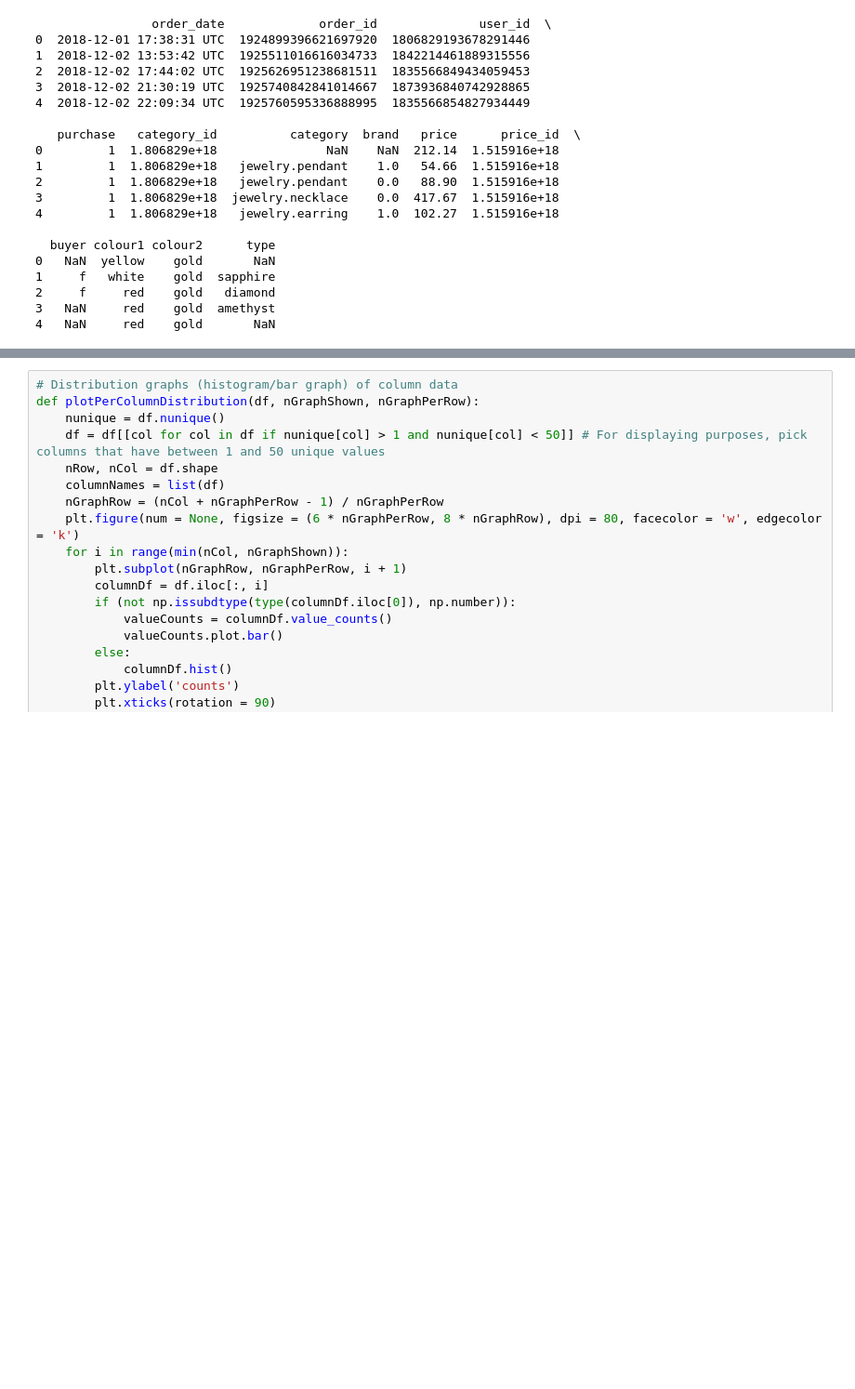
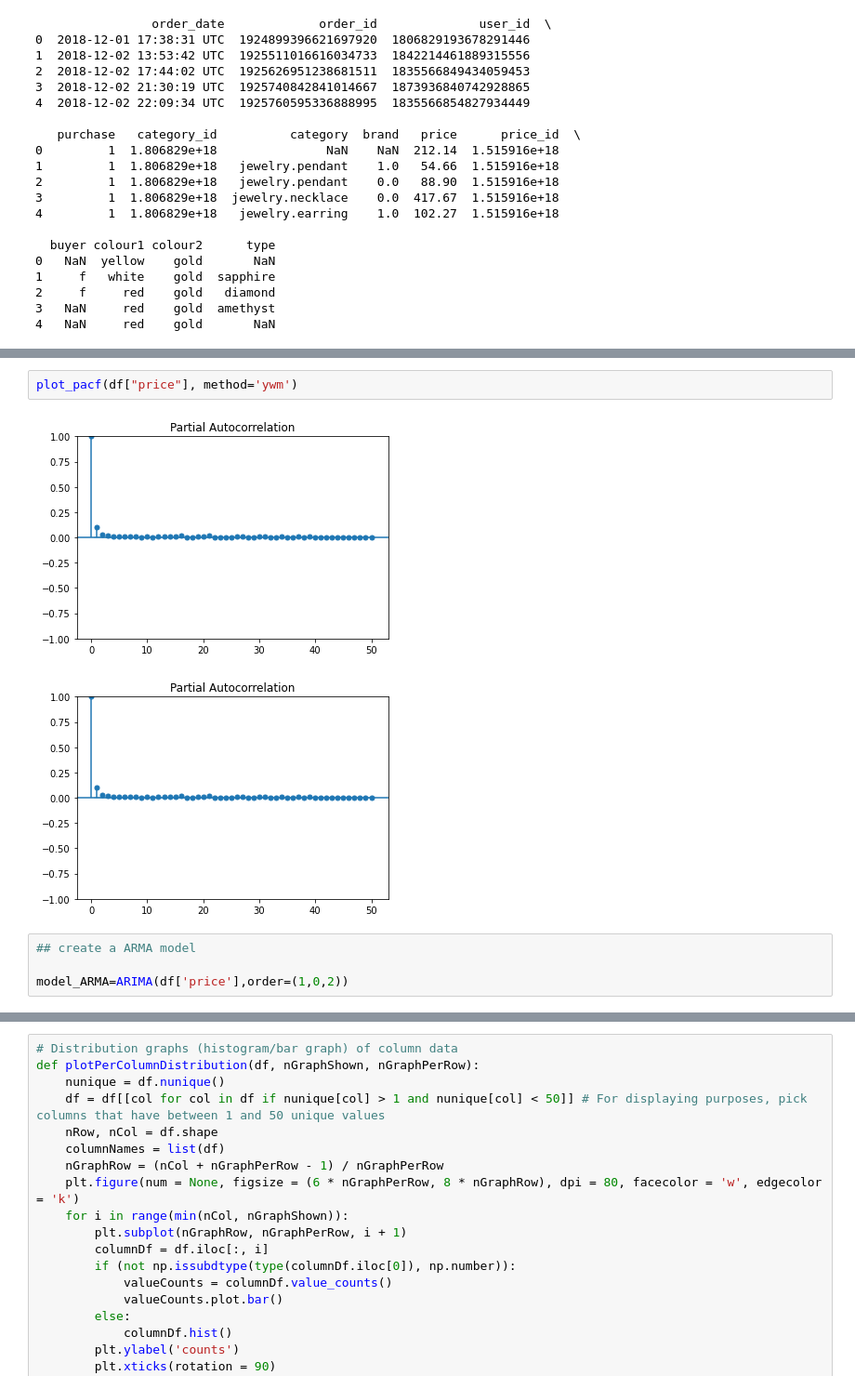
Before and after one commit to dantonprestes/CA_Integrated, a Jupyter notebook: Question 1.ipynb, the cells around one changed output, grey strips where cells are left out. Shown at 93% size. Drawn from its saved outputs; the diff is of its cells as text; blank space fills up the shorter version.

```diff
--- a/Question 1.ipynb
+++ b/Question 1.ipynb
@@ -143,0 +202,9 @@ df['InvoiceDate']=pd.to_datetime(df['InvoiceDate'])
+# %%
+plot_pacf(df["price"], method='ywm')
+# %% [output]
+[figure, added]
+[figure, added]
+# %%
+## create a ARMA model
+
+model_ARMA=ARIMA(df['price'],order=(1,0,2))
```
Also changed, not shown: parts of 18 cells of this notebook.
